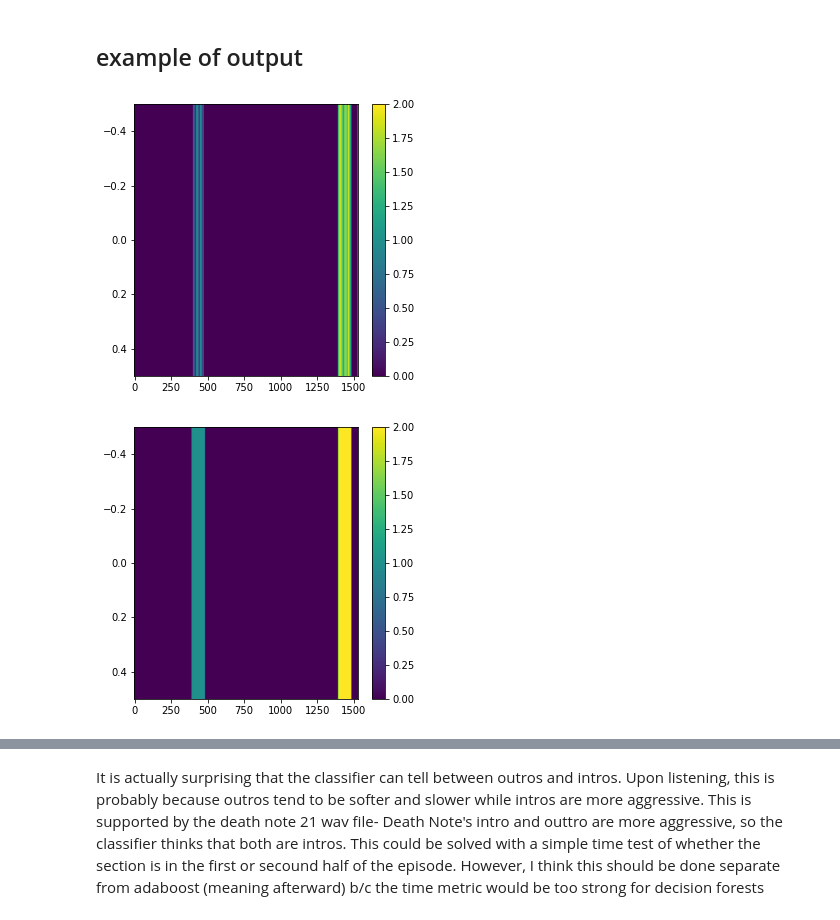
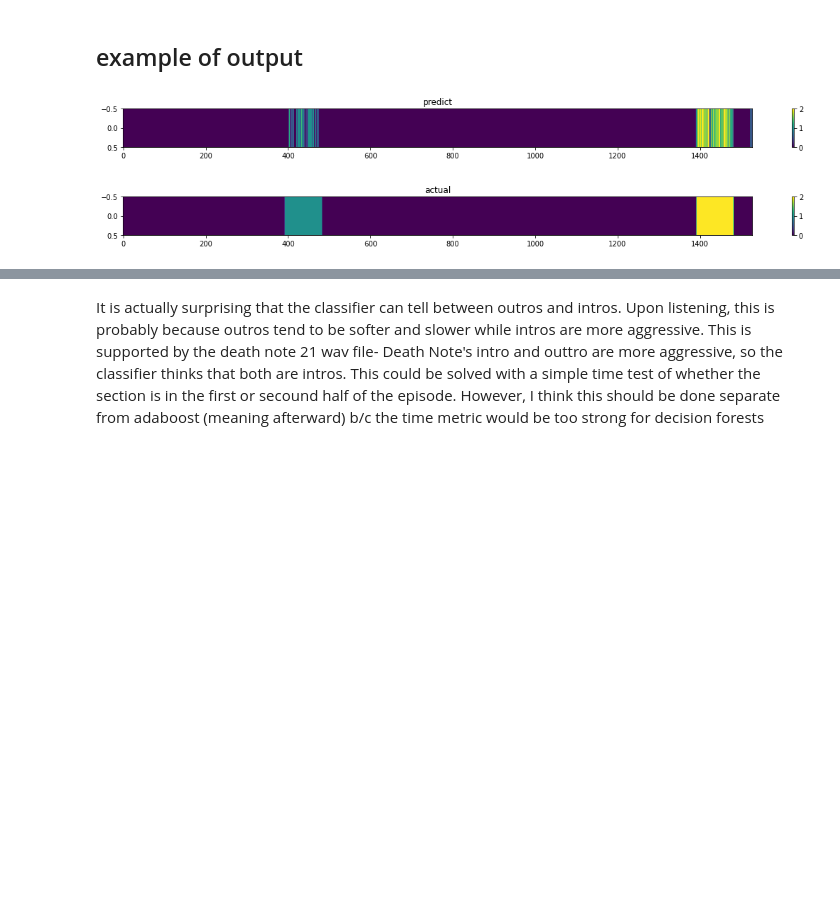
Before and after one commit to ezhang887/animintro, a Jupyter notebook: vggish_features.ipynb, the cells around one changed output, grey strips where cells are left out. Saved outputs shown, nothing was run; the diff lists cells and outputs as text; code cells hidden in the pictures; blank space fills up the shorter version.

```diff
--- a/vggish_features.ipynb
+++ b/vggish_features.ipynb
@@ -265,18 +265,24 @@ clf.score(X_v,y_v)
 # %% [markdown]
 ## example of output
+# %%
+# params
+plt.rcParams["figure.figsize"] = (20,1)
 # %%
 fn = 'Tokyo_Ghoul_9'
 y = clf.predict(data.features[fn].cpu().numpy())
 
+plt.title('predict')
 plt.imshow(y.reshape((1,-1)), aspect='auto')
 plt.colorbar()
 plt.show()
+
+plt.title('actual')
 plt.imshow(data.labels96[fn].cpu().numpy().reshape((1,-1)), aspect='auto')
 plt.colorbar()
 plt.show()
 # %% [output]
-[figure, old version]
+[figure, new version]
-[figure, old version]
+[figure, new version]
 # %%
 fn = 'Death_Note_21'
 y = clf.predict(data.features[fn].cpu().numpy())
```
Also changed, not shown: parts of 46 cells of this notebook.
